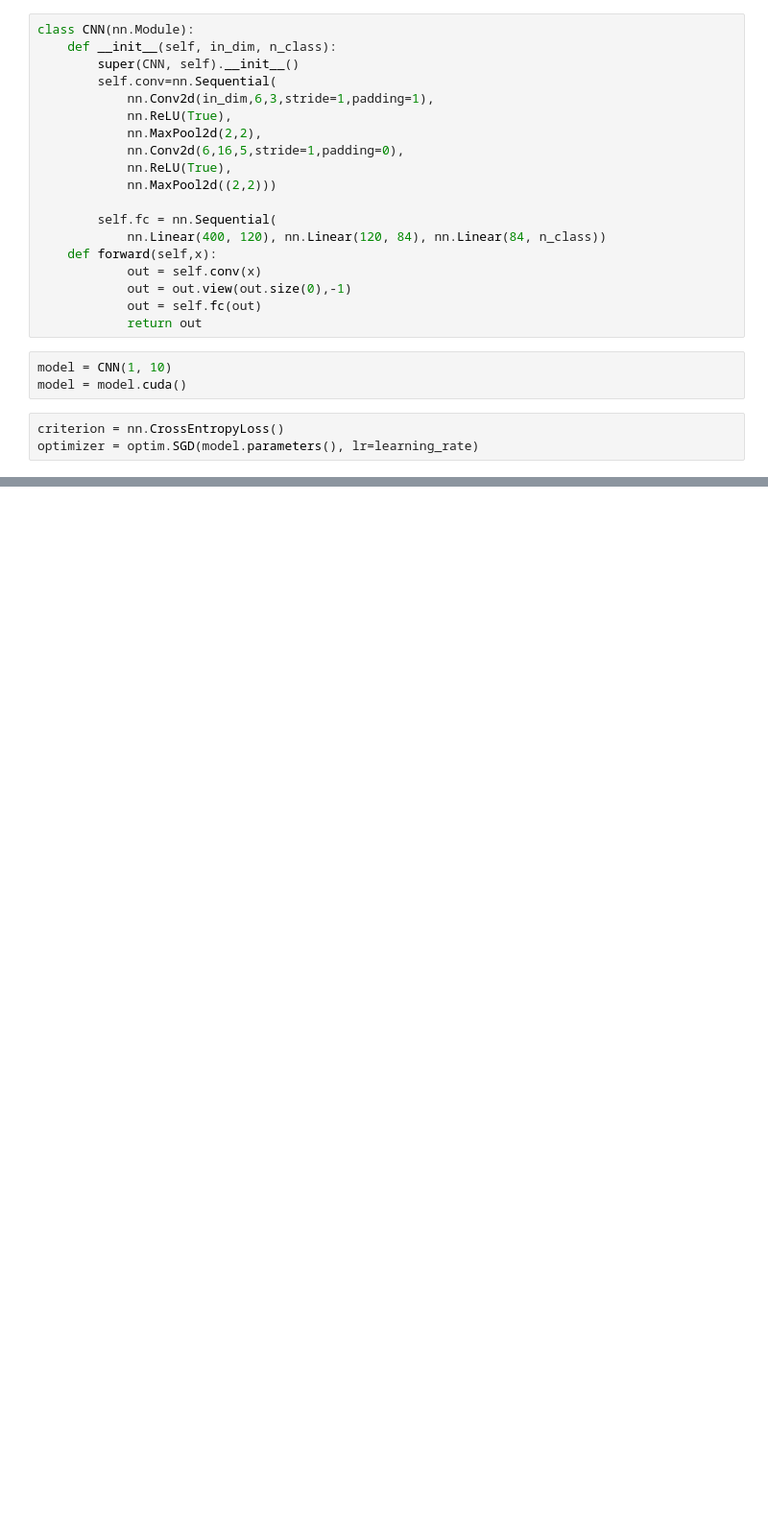
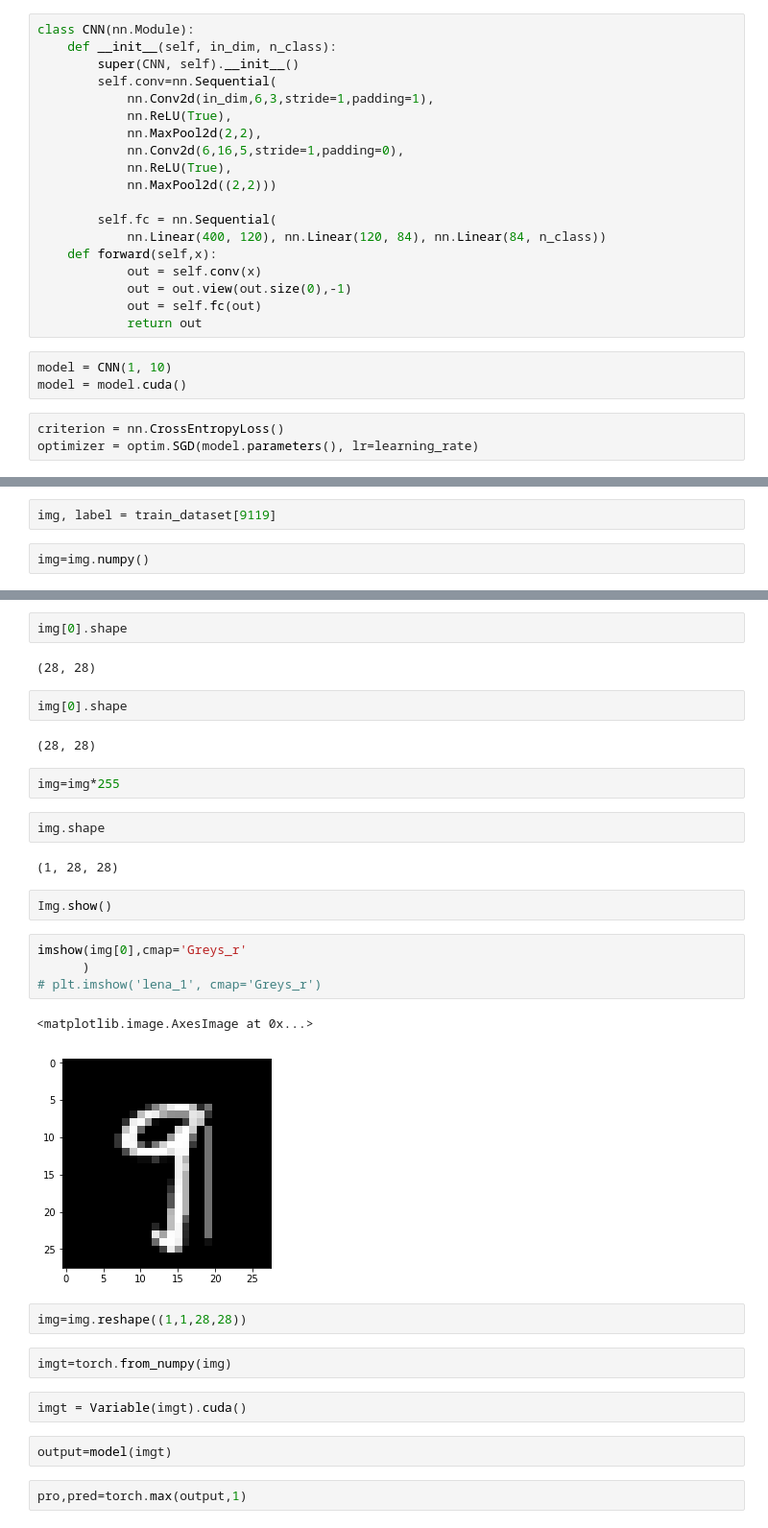
Before and after one commit to sh4062/Deep-Learning, a Jupyter notebook: Pytorch/CNN_mnist.ipynb, the cells around one changed output, grey strips where cells are left out. Shown at 96% size. Drawn from its saved outputs; the diff is of its cells as text; blank space fills up the shorter version.

```diff
--- a/Pytorch/CNN_mnist.ipynb
+++ b/Pytorch/CNN_mnist.ipynb
@@ -118,0 +175,4 @@ Test Loss: 0.061110, Acc: 0.979500
+# %%
+img, label = train_dataset[9119]
+# %%
+img=img.numpy()
@@ -118,0 +183,33 @@ Test Loss: 0.061110, Acc: 0.979500
+# %%
+img[0].shape
+# %% [output]
+(28, 28)
+# %%
+img[0].shape
+# %% [output]
+(28, 28)
+# %%
+img=img*255
+# %%
+img.shape
+# %% [output]
+(1, 28, 28)
+# %%
+Img.show()
+# %%
+imshow(img[0],cmap='Greys_r'
+      )
+# plt.imshow('lena_1', cmap='Greys_r')
+# %% [output]
+<matplotlib.image.AxesImage at 0x...>
+[figure, added]
+# %%
+img=img.reshape((1,1,28,28))
+# %%
+imgt=torch.from_numpy(img)
+# %%
+imgt = Variable(imgt).cuda()
+# %%
+output=model(imgt)
+# %%
+pro,pred=torch.max(output,1)
```
Also changed, not shown: parts of 12 cells of this notebook, 1 other file.
